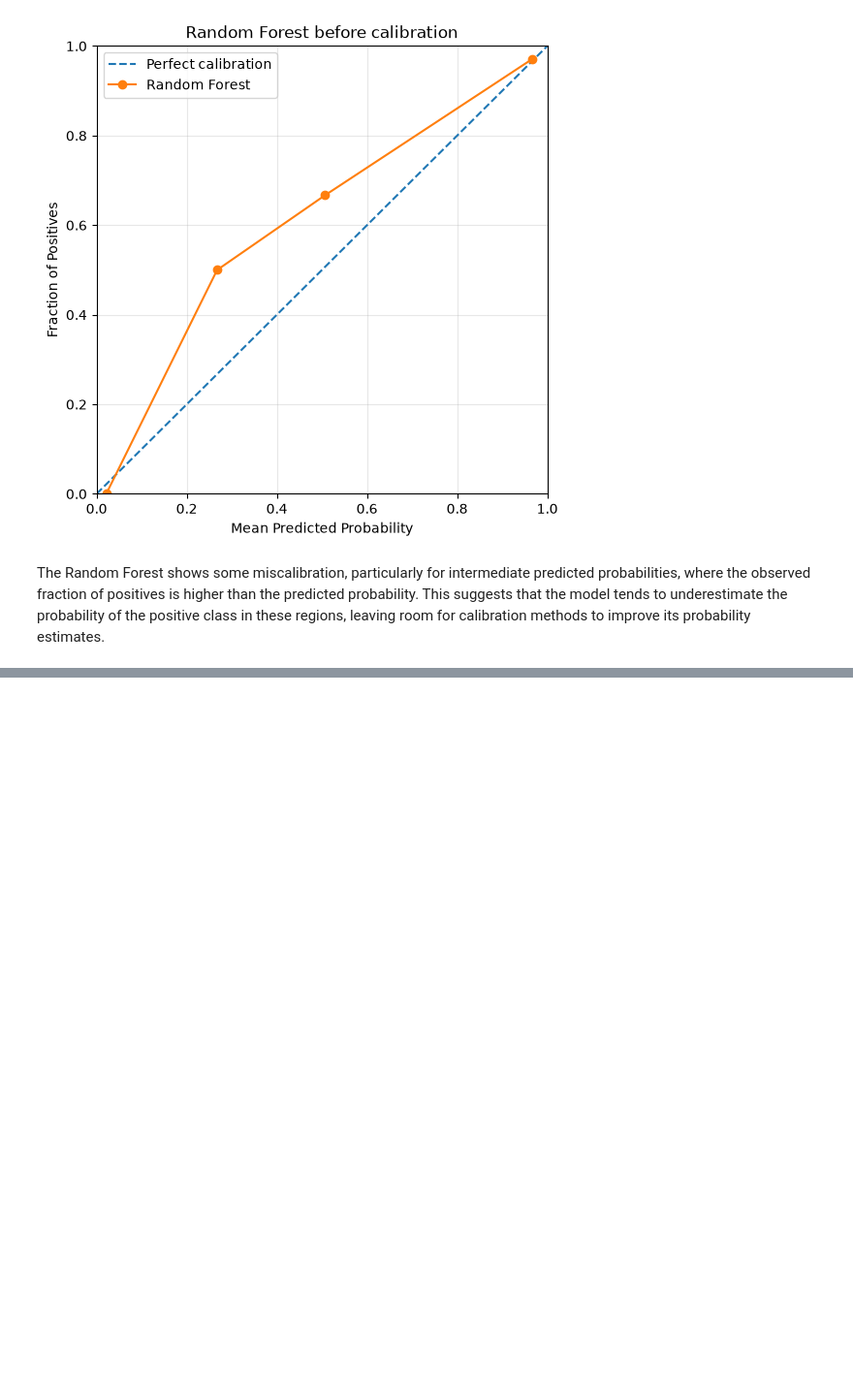
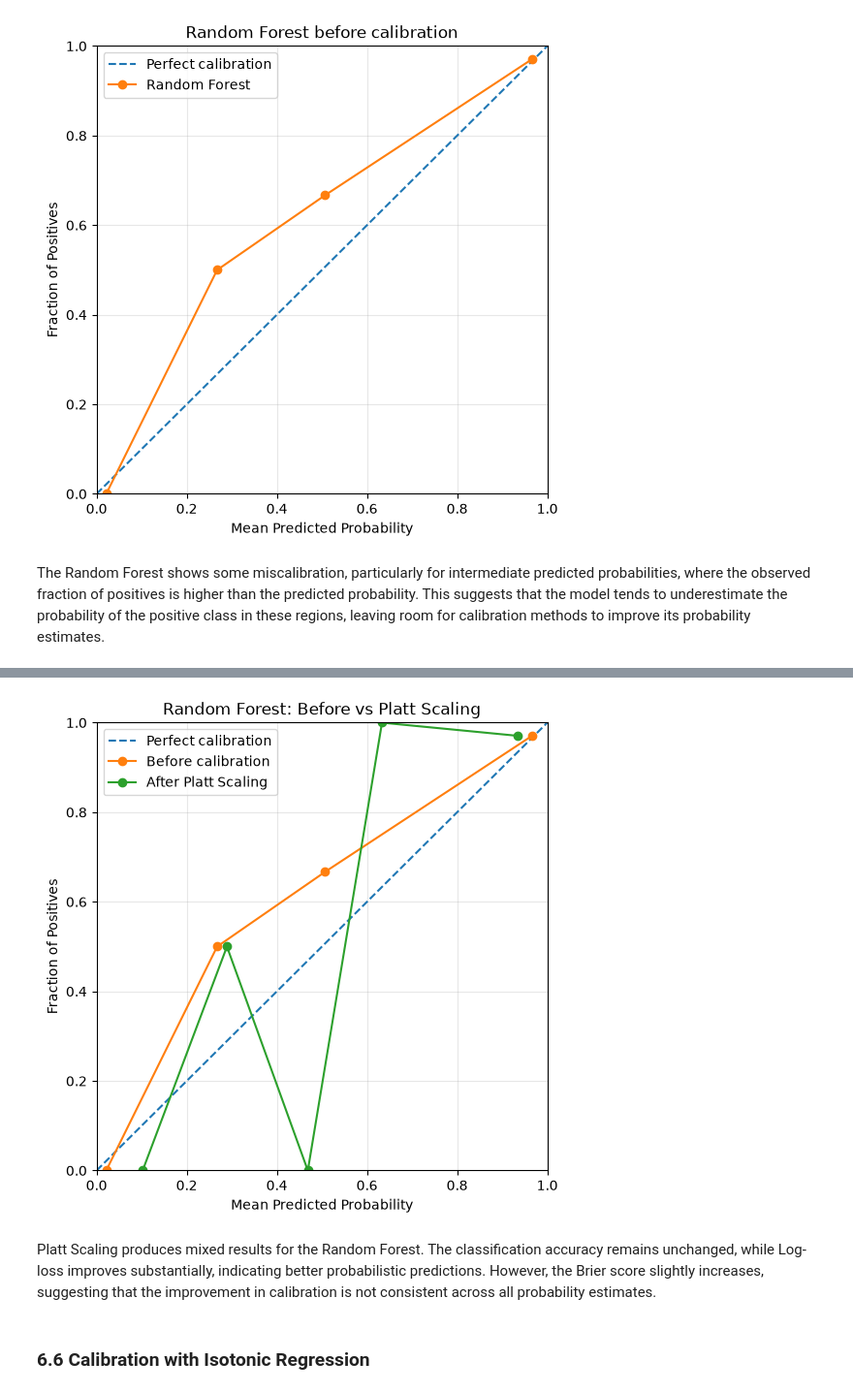
Before and after one commit to martamacri/Calibration_of_Probabilities, a Jupyter notebook: notebooks/01_breast_cancer_analysis.ipynb, the cells around one changed output, grey strips where cells are left out. Shown at 97% size. Drawn from its saved outputs; the diff is of its cells as text; code cells hidden in the pictures; blank space fills up the shorter version.

```diff
--- a/notebooks/01_breast_cancer_analysis.ipynb
+++ b/notebooks/01_breast_cancer_analysis.ipynb
@@ -718,0 +808,16 @@ The Random Forest shows some miscalibration, particularly for intermediate predi
+# %%
+compare_reliability_diagrams(
+    y_true=y_test,
+    y_prob_before=y_prob_test_rf,
+    y_prob_after=y_prob_test_rf_platt,
+    label_before="Before calibration",
+    label_after="After Platt Scaling",
+    title="Random Forest: Before vs Platt Scaling",
+    n_bins=5
+)
+# %% [output]
+[figure, added]
+# %% [markdown]
+Platt Scaling produces mixed results for the Random Forest. The classification accuracy remains unchanged, while Log-loss improves substantially, indicating better probabilistic predictions. However, the Brier score slightly increases, suggesting that the improvement in calibration is not consistent across all probability estimates.
+# %% [markdown]
+### 6.6 Calibration with Isotonic Regression
```
Also changed, not shown: parts of 40 cells of this notebook.
